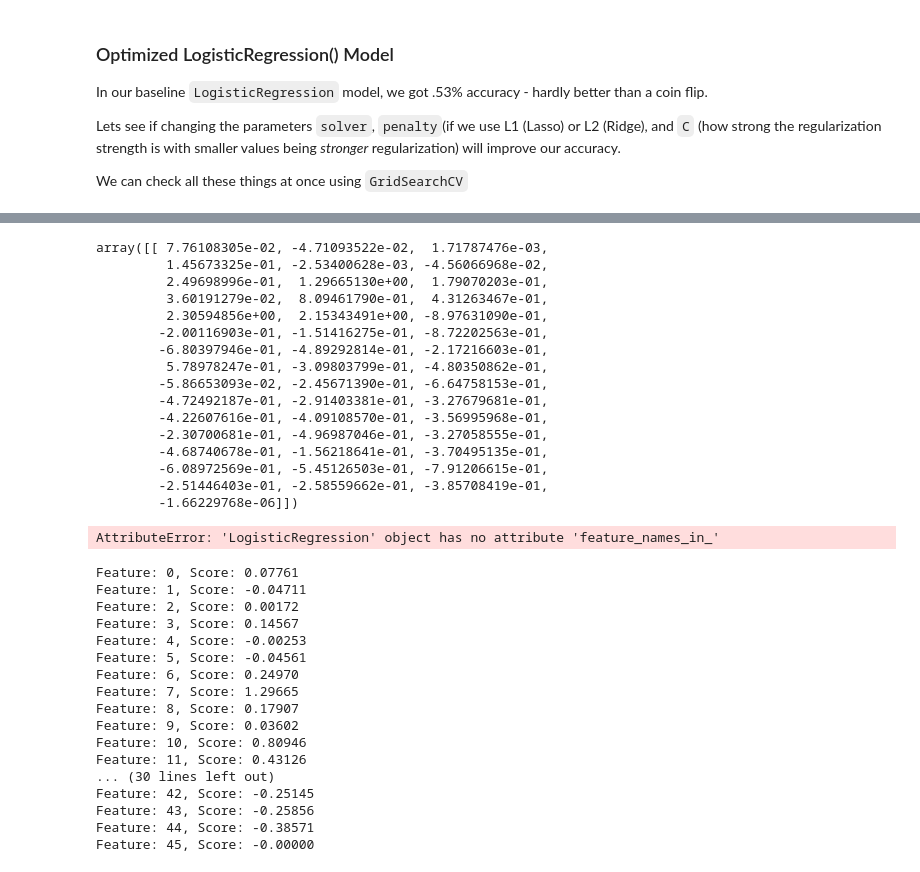
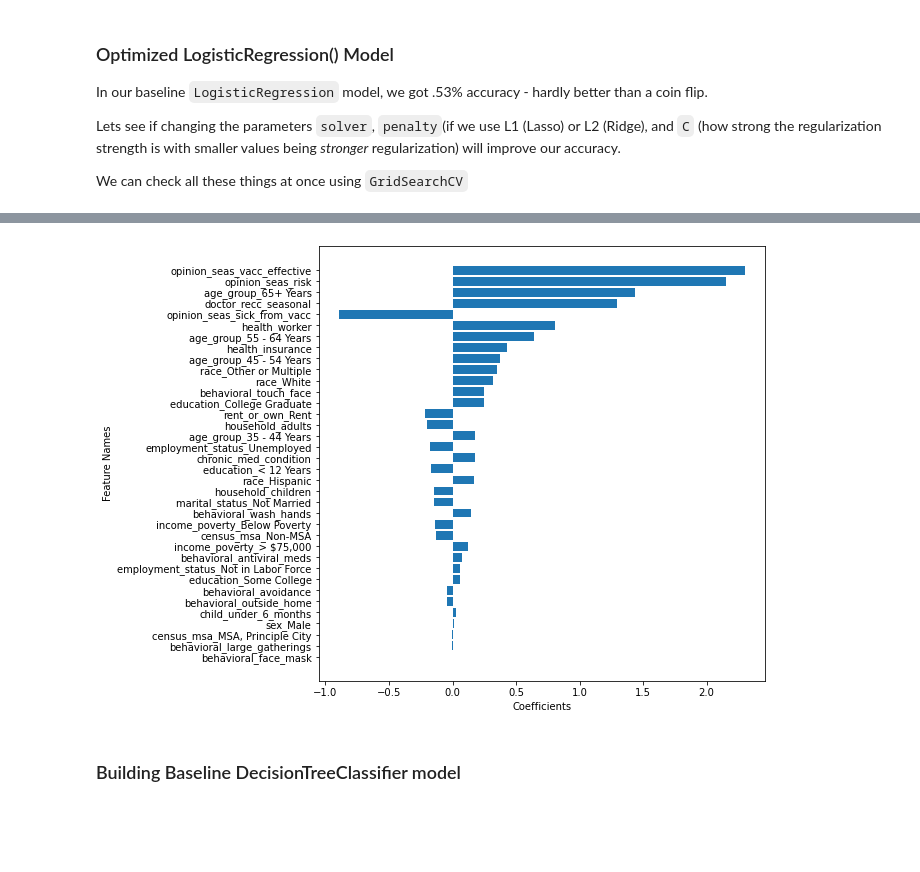
Before and after one commit to sanderlin2013/Predicting-Flu-Vaccines, a Jupyter notebook: Predicting Flu Vaccine Compliance.ipynb, the cells around one changed output, grey strips where cells are left out. Saved outputs shown, nothing was run; the diff lists cells and outputs as text; code cells hidden in the pictures; blank space fills up the shorter version.

Commit message:
created new models

```diff
--- a/Predicting Flu Vaccine Compliance.ipynb
+++ b/Predicting Flu Vaccine Compliance.ipynb
@@ -373,51 +382,7 @@ logreg_optimized_pipe.score(X_train, y_train)
 # %%
 # code inspiration taken from:
 # https://stackoverflow.com/questions/38787612/how-to-extract-feature-importances-from-an-sklearn-pipeline
-logreg_optimized_pipe.steps[1][1].coef_
+coefficients = logreg_optimized_pipe.steps[1][1].coef_
-# %% [output]
-array([[ 7.76108305e-02, -4.71093522e-02,  1.71787476e-03,
-         1.45673325e-01, -2.53400628e-03, -4.56066968e-02,
-         2.49698996e-01,  1.29665130e+00,  1.79070203e-01,
-         3.60191279e-02,  8.09461790e-01,  4.31263467e-01,
-         2.30594856e+00,  2.15343491e+00, -8.97631090e-01,
-        -2.00116903e-01, -1.51416275e-01, -8.72202563e-01,
-        -6.80397946e-01, -4.89292814e-01, -2.17216603e-01,
-         5.78978247e-01, -3.09803799e-01, -4.80350862e-01,
-        -5.86653093e-02, -2.45671390e-01, -6.64758153e-01,
-        -4.72492187e-01, -2.91403381e-01, -3.27679681e-01,
-        -4.22607616e-01, -4.09108570e-01, -3.56995968e-01,
-        -2.30700681e-01, -4.96987046e-01, -3.27058555e-01,
-        -4.68740678e-01, -1.56218641e-01, -3.70495135e-01,
-        -6.08972569e-01, -5.45126503e-01, -7.91206615e-01,
-        -2.51446403e-01, -2.58559662e-01, -3.85708419e-01,
-        -1.66229768e-06]])
 # %%
 # https://stackoverflow.com/questions/54646709/sklearn-pipeline-get-feature-names-after-onehotencode-in-columntransformer
-logreg_optimized_pipe.named_steps["log_reg"].feature_names_in_
-#ohe_names = list(logreg_optimized_pipe.named_steps["preprocessing_pipe"][2].transformers_[2][1].get_feature_names_out())
-#ohe_names
+feature_names = list(logreg_optimized_pipe.named_steps["preprocessing_pipe"][3].get_feature_names_out())
-# %% [output]
-AttributeError: 'LogisticRegression' object has no attribute 'feature_names_in_'
-# %%
-coefficients = logreg_optimized_pipe.steps[1][1].coef_[0]
-# summarize feature importance
-for i,v in enumerate(coefficients):
-    print('Feature: %0d, Score: %.5f' % (i,v))
-# %% [output]
-Feature: 0, Score: 0.07761
-Feature: 1, Score: -0.04711
-Feature: 2, Score: 0.00172
-Feature: 3, Score: 0.14567
-Feature: 4, Score: -0.00253
-Feature: 5, Score: -0.04561
-Feature: 6, Score: 0.24970
-Feature: 7, Score: 1.29665
-Feature: 8, Score: 0.17907
-Feature: 9, Score: 0.03602
-Feature: 10, Score: 0.80946
-Feature: 11, Score: 0.43126
-... (30 lines left out)
-Feature: 42, Score: -0.25145
-Feature: 43, Score: -0.25856
-Feature: 44, Score: -0.38571
-Feature: 45, Score: -0.00000
@@ -432,0 +389,18 @@ coefficients_df['feature_names'].isnull().sum()
+# %%
+# creating function so we can plot this and other model results
+def plot_importance(feat_names, feat_importances, col1_name, col2_name):
+    df = pd.concat([pd.DataFrame(feat_names), pd.DataFrame(np.transpose(feat_importances))], axis = 1)
+    df.columns = [col1_name, col2_name]
+    df_sorted = df.sort_values(by=col2_name, ascending=True, key = abs)
+
+    plt.figure(figsize=(8,8))
+    plt.barh(df_sorted[col1_name], df_sorted[col2_name], align='center')
+    plt.yticks(np.arange(len(df_sorted[col1_name])), df_sorted[col1_name])
+    plt.xlabel(col2_name)
+    plt.ylabel(col1_name);
+# %%
+plot_importance(feature_names, coefficients, "Feature Names", "Coefficients")
+# %% [output]
+[figure, added]
+# %% [markdown]
+### Building Baseline DecisionTreeClassifier model
```
Also changed, not shown: parts of 47 cells of this notebook, 1 other file.
